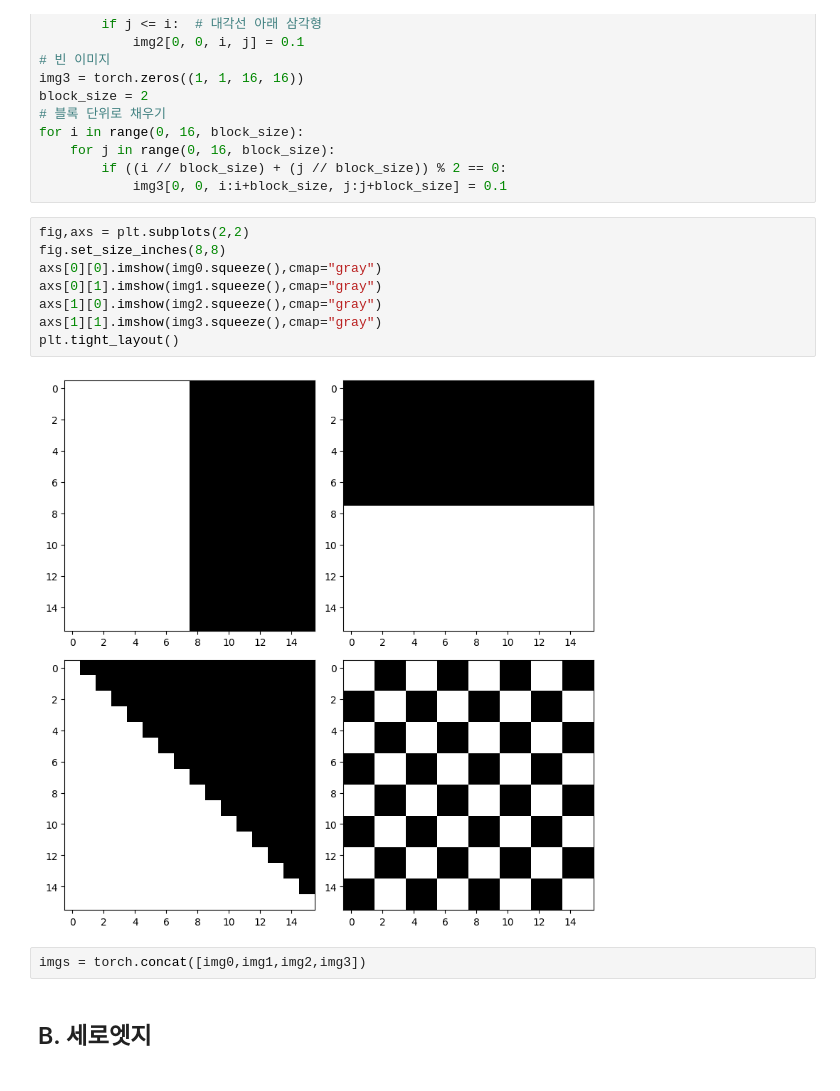
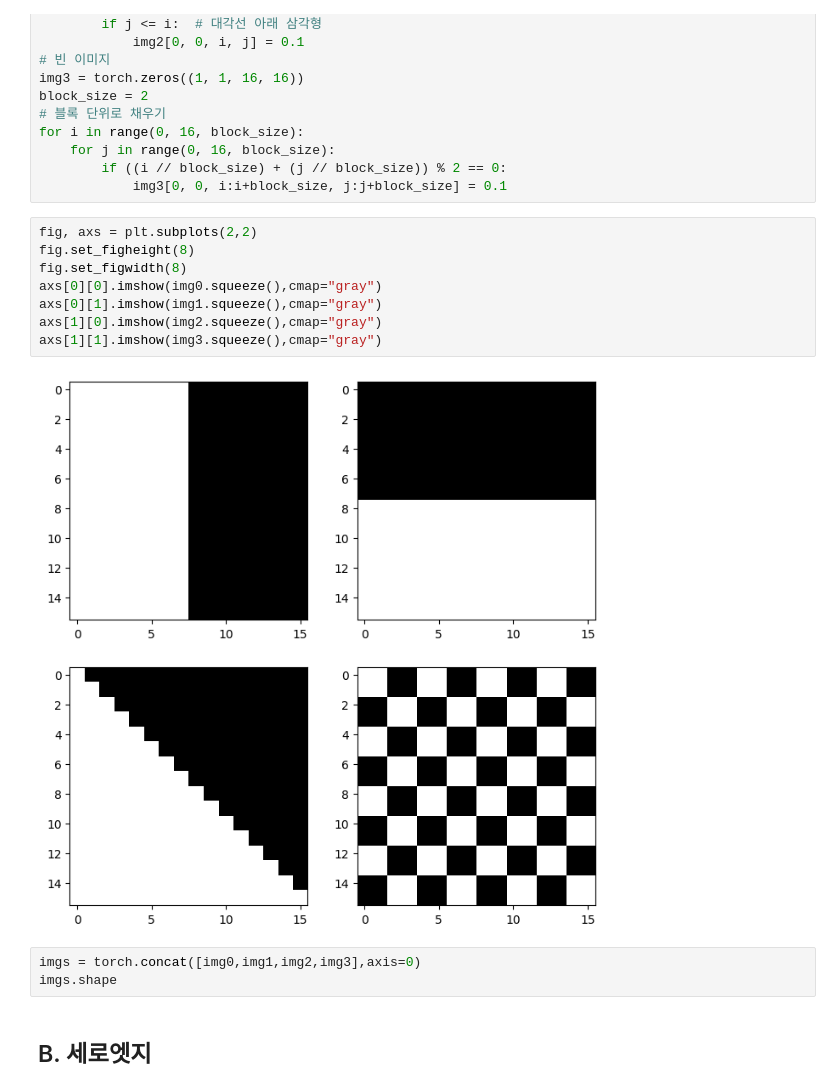
Before and after one commit to KimDoYoung1997/DL2025, a Jupyter notebook: docs/posts/07wk-2.out.ipynb, the cells around one changed output. Cells and saved outputs as stored; diff of their text form.

```diff
--- a/docs/posts/07wk-2.out.ipynb
+++ b/docs/posts/07wk-2.out.ipynb
@@ -188,16 +182,17 @@ for i in range(0, 16, block_size):
         if ((i // block_size) + (j // block_size)) % 2 == 0:
             img3[0, 0, i:i+block_size, j:j+block_size] = 0.1
 # %%
-fig,axs = plt.subplots(2,2)
-fig.set_size_inches(8,8)
+fig, axs = plt.subplots(2,2)
+fig.set_figheight(8)
+fig.set_figwidth(8)
 axs[0][0].imshow(img0.squeeze(),cmap="gray")
 axs[0][1].imshow(img1.squeeze(),cmap="gray")
 axs[1][0].imshow(img2.squeeze(),cmap="gray")
 axs[1][1].imshow(img3.squeeze(),cmap="gray")
-plt.tight_layout()
 # %% [output]
-[figure, old version]
+[figure, new version]
 # %%
-imgs = torch.concat([img0,img1,img2,img3])
+imgs = torch.concat([img0,img1,img2,img3],axis=0)
+imgs.shape
 # %% [markdown]
 ## B. 세로엣지
```
Also changed, not shown: parts of 34 cells of this notebook, 35 other files.
